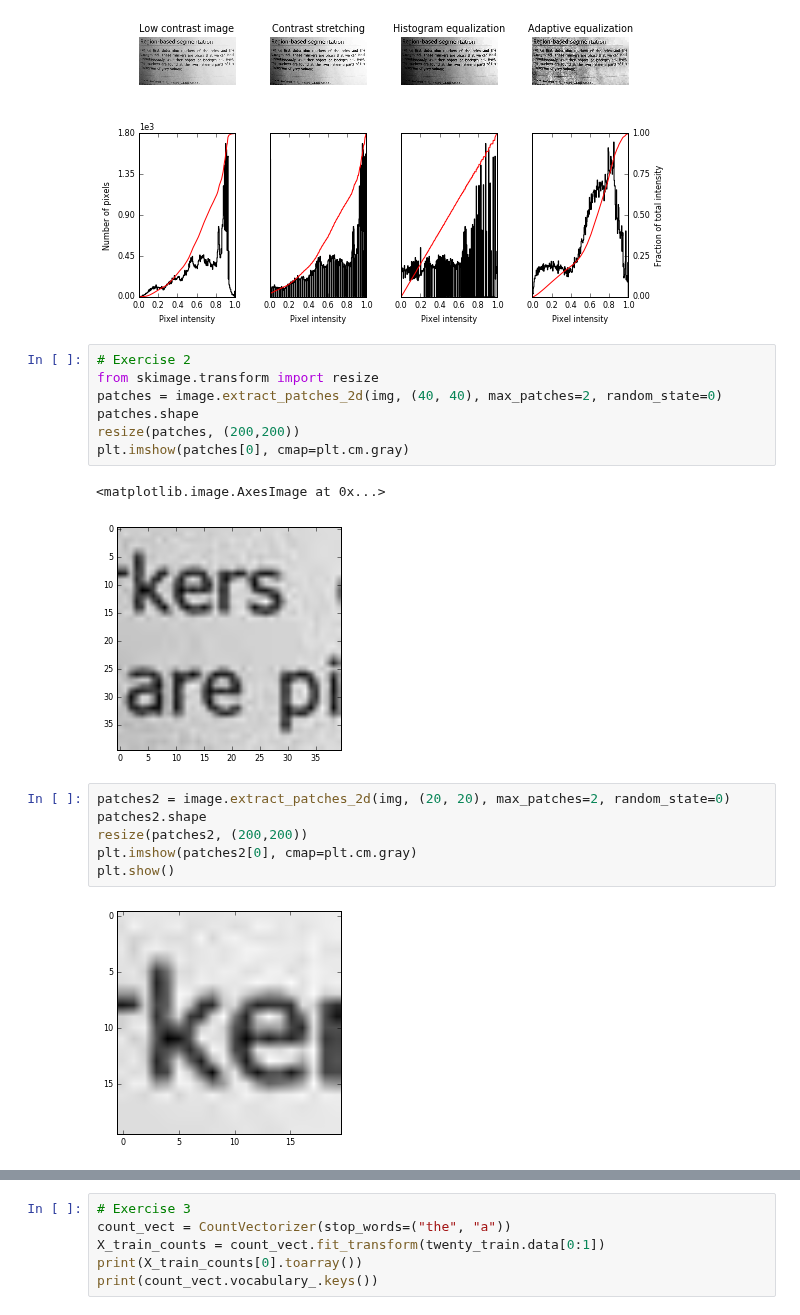
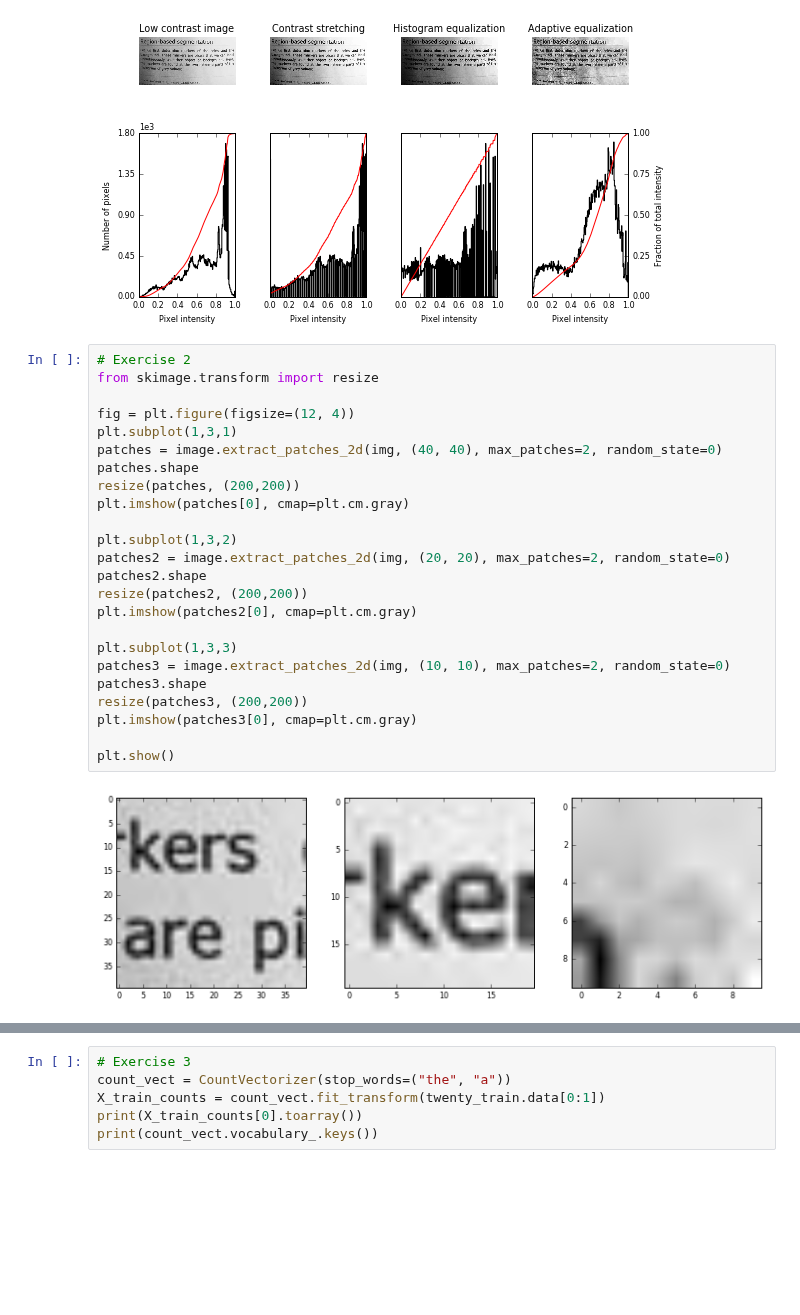
Before and after one commit to beyondvalence/biof509_wtl, a Jupyter notebook: Wk09-dataset-processing/Wk09_Dataset-preprocessing_wl.ipynb, the cells around one changed output, grey strips where cells are left out. Cells and saved outputs as stored; diff of their text form; blank space fills up the shorter version.

```diff
--- a/Wk09-dataset-processing/Wk09_Dataset-preprocessing_wl.ipynb
+++ b/Wk09-dataset-processing/Wk09_Dataset-preprocessing_wl.ipynb
@@ -608,18 +608,26 @@ plt.show()
 # %%
 # Exercise 2
 from skimage.transform import resize
+
+fig = plt.figure(figsize=(12, 4))
+plt.subplot(1,3,1)
 patches = image.extract_patches_2d(img, (40, 40), max_patches=2, random_state=0)
 patches.shape
 resize(patches, (200,200))
 plt.imshow(patches[0], cmap=plt.cm.gray)
+
+plt.subplot(1,3,2)
+patches2 = image.extract_patches_2d(img, (20, 20), max_patches=2, random_state=0)
+patches2.shape
+resize(patches2, (200,200))
+plt.imshow(patches2[0], cmap=plt.cm.gray)
+
+plt.subplot(1,3,3)
+patches3 = image.extract_patches_2d(img, (10, 10), max_patches=2, random_state=0)
+patches3.shape
+resize(patches3, (200,200))
+plt.imshow(patches3[0], cmap=plt.cm.gray)
+
+plt.show()
 # %% [output]
-<matplotlib.image.AxesImage at 0x...>
-[figure, old version]
+[figure, new version]
-# %%
-patches2 = image.extract_patches_2d(img, (20, 20), max_patches=2, random_state=0)
-patches2.shape
-resize(patches2, (200,200))
-plt.imshow(patches2[0], cmap=plt.cm.gray)
-plt.show()
-# %% [output]
-[figure, removed]
```
Also changed, not shown: parts of 2 cells of this notebook.
